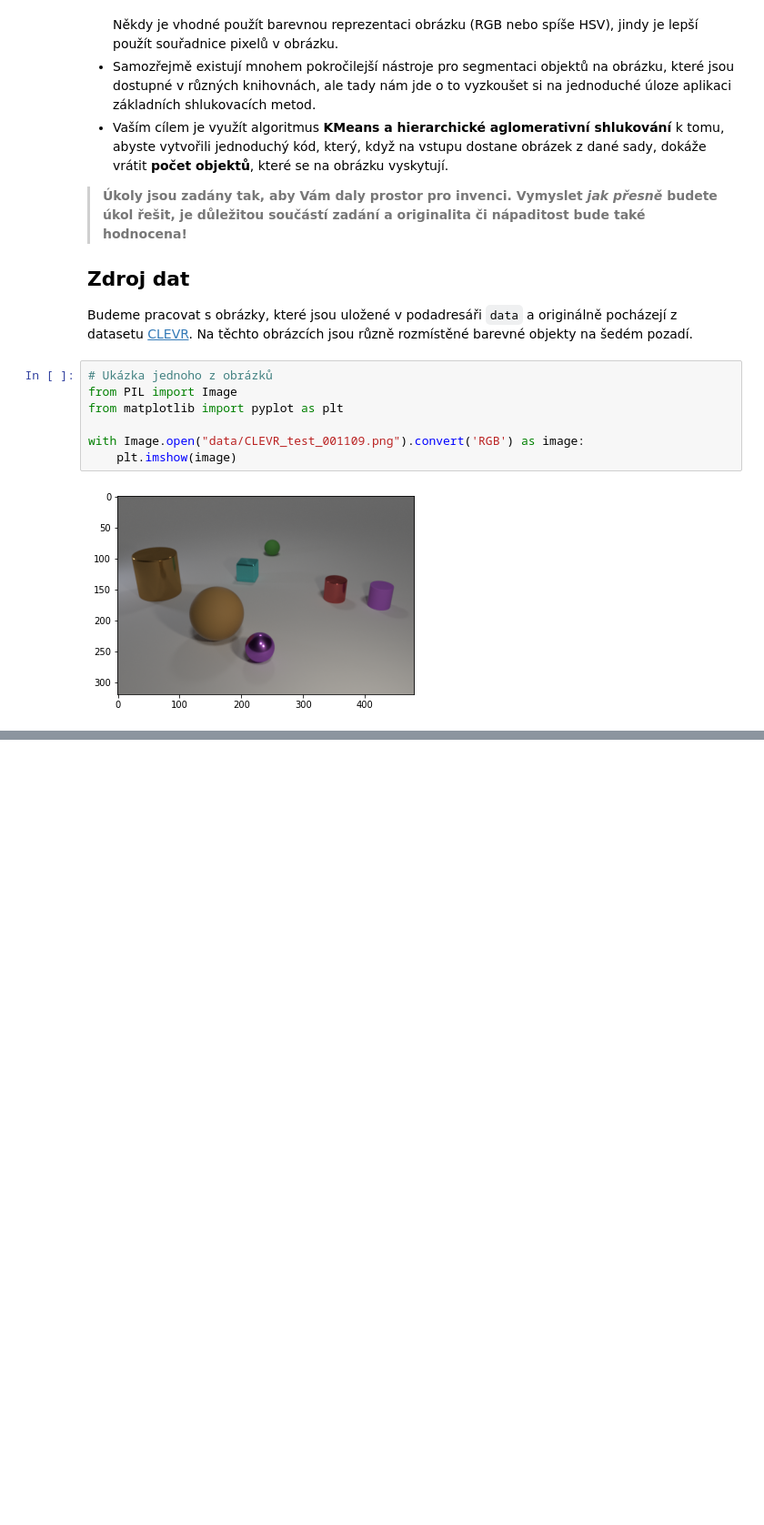
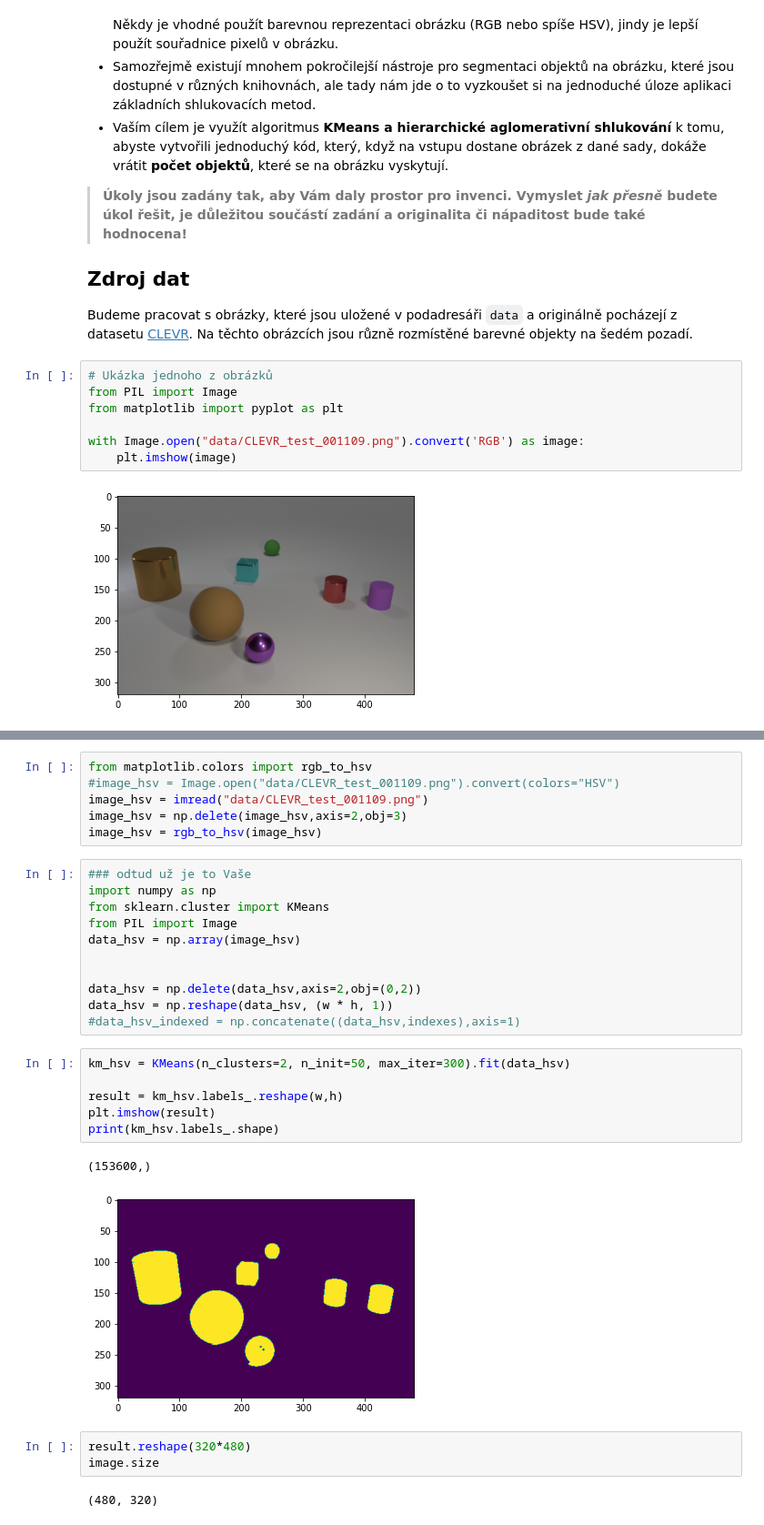
Before and after one commit to Dufko/vzd, a Jupyter notebook: hw_2/notebook.ipynb, the cells around one changed output, grey strips where cells are left out. Shown at 91% size. Saved outputs shown, nothing was run; the diff lists cells and outputs as text; blank space fills up the shorter version.

```diff
--- a/hw_2/notebook.ipynb
+++ b/hw_2/notebook.ipynb
@@ -57,0 +130,31 @@ Created in <span style='font-weight:600;margin-left:4px;'>Deepnote</span></a>
+# %%
+from matplotlib.colors import rgb_to_hsv
+#image_hsv = Image.open("data/CLEVR_test_001109.png").convert(colors="HSV")
+image_hsv = imread("data/CLEVR_test_001109.png")
+image_hsv = np.delete(image_hsv,axis=2,obj=3)
+image_hsv = rgb_to_hsv(image_hsv)
+# %%
+### odtud už je to Vaše
+import numpy as np
+from sklearn.cluster import KMeans
+from PIL import Image
+data_hsv = np.array(image_hsv)
+
+
+data_hsv = np.delete(data_hsv,axis=2,obj=(0,2))
+data_hsv = np.reshape(data_hsv, (w * h, 1))
+#data_hsv_indexed = np.concatenate((data_hsv,indexes),axis=1)
+# %%
+km_hsv = KMeans(n_clusters=2, n_init=50, max_iter=300).fit(data_hsv)
+
+result = km_hsv.labels_.reshape(w,h)
+plt.imshow(result)
+print(km_hsv.labels_.shape)
+# %% [output]
+(153600,)
+[figure, added]
+# %%
+result.reshape(320*480)
+image.size
+# %% [output]
+(480, 320)
```
Also changed, not shown: parts of 29 cells of this notebook.
